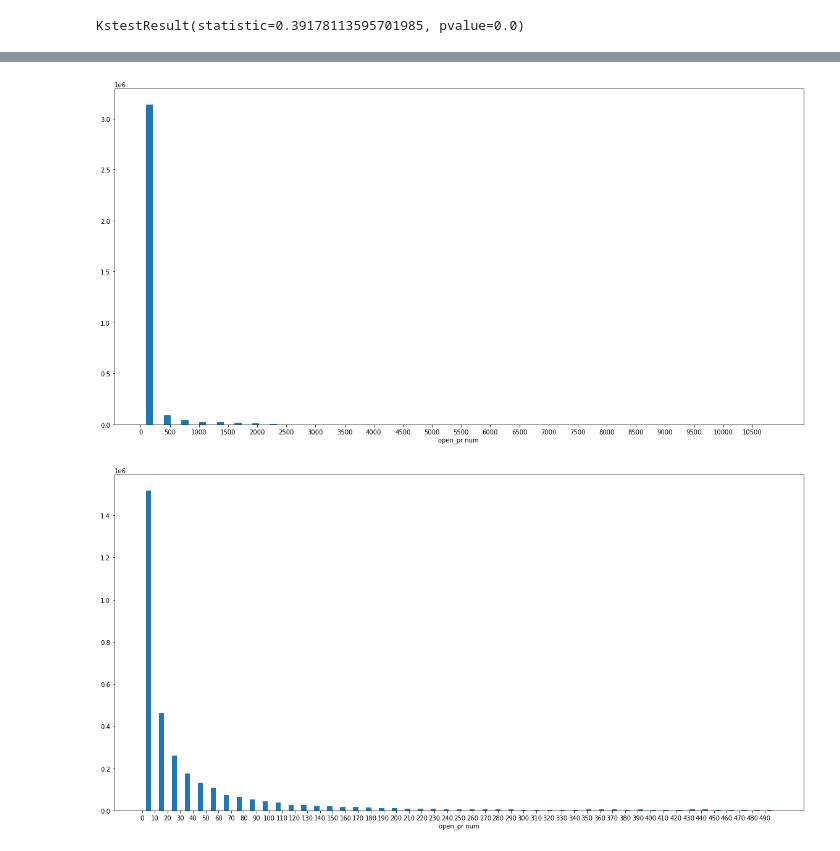
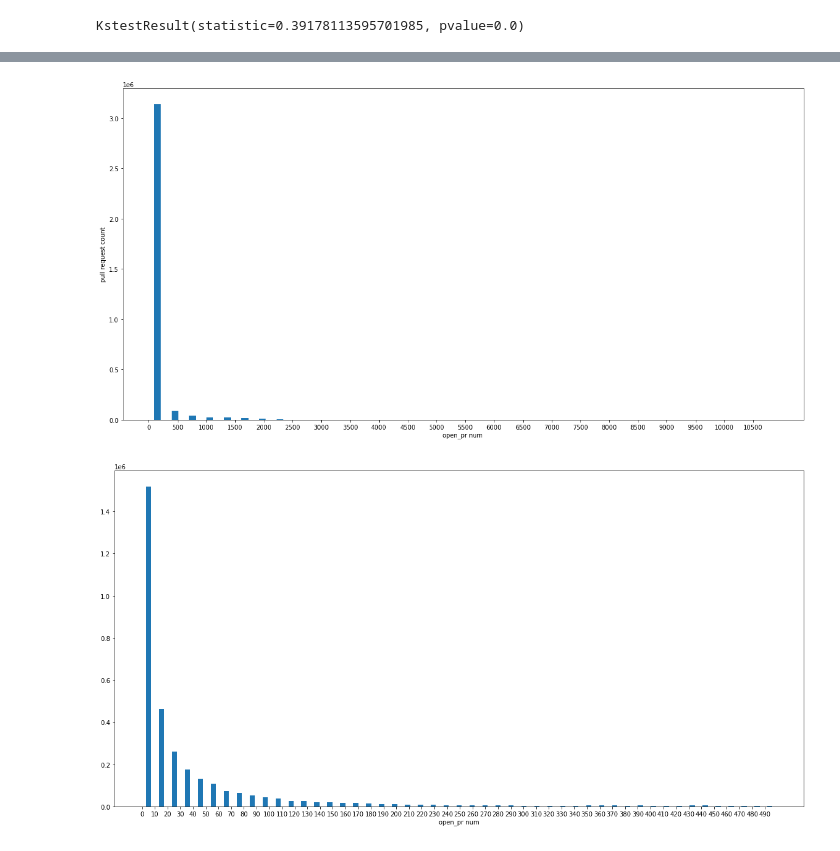
Before and after one commit to vitaminvaf/MSc-Project, a Jupyter notebook: Source code/Data analysis.ipynb, the cells around one changed output, grey strips where cells are left out. Saved outputs shown, nothing was run; the diff lists cells and outputs as text; code cells hidden in the pictures.

```diff
--- a/Source code/Data analysis.ipynb
+++ b/Source code/Data analysis.ipynb
@@ -167,13 +167,16 @@ def picturehist(x,
                 binvalue=10,
                 rwidth=0.8,
                 xlabel=None,
-                ylabel=None):
+                ylabel=None,
+                figname=None):
     plt.figure(figsize=(20, 10))
     plt.hist(x, bins=binvalue, histtype='bar', rwidth=0.4)
     plt.xticks(range(minvalue, maxvalue)[::distance])
     plt.xlabel(xlabel)
     plt.ylabel(ylabel)
+    plt.savefig(figname)
     plt.show()
+
 
 
 def count(x):
@@ -689,9 +829,9 @@ KstestResult(statistic=0.39178113595701985, pvalue=0.0)
 # %%
 workload_num = workload_of_project['open_pr_num'].values.tolist()
 bin=int((max(workload_num)-min(workload_num))/300)
-picturehist(workload_num,min(workload_num),max(workload_num),500,bin,0.4,'open_pr num ')
+picturehist(workload_num,min(workload_num),max(workload_num),500,bin,0.4,'open_pr num ','pull request count','workload count')
 # %% [output]
-[figure, old version]
+[figure, new version]
 # %%
 workload_num_low_500 =workload_of_project[workload_of_project['open_pr_num']<500]['open_pr_num'].values.tolist()
 bin=int((max(workload_num_low_500)-min(workload_num_low_500))/10)
```
Also changed, not shown: parts of 37 cells of this notebook.
